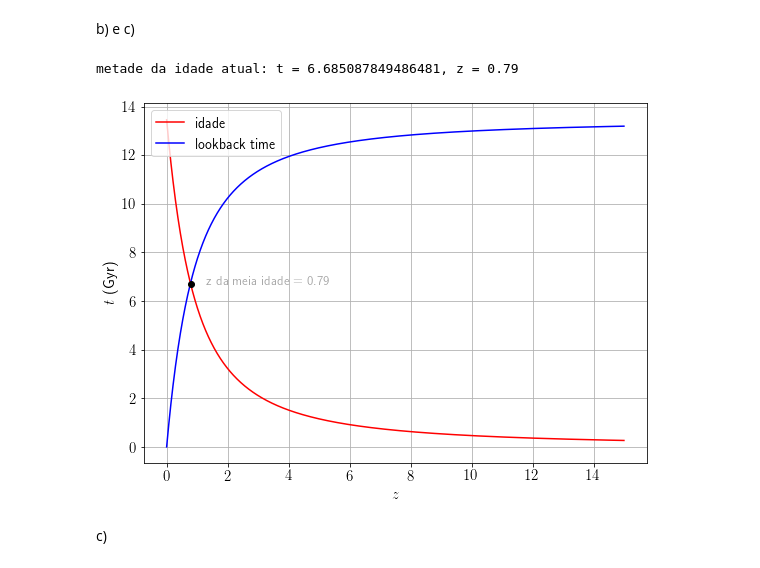
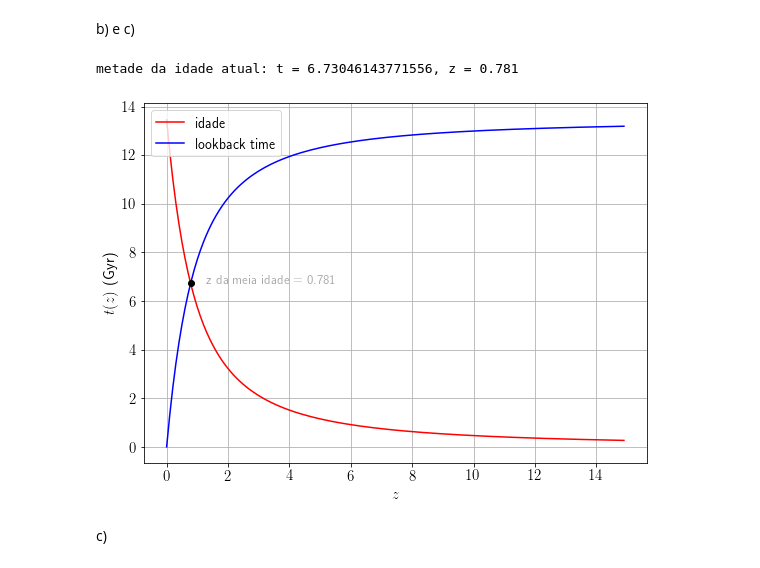
Before and after one commit to AndressaWille/Mestrado, a Jupyter notebook: lista1_topicos.ipynb, the cells around one changed output. Cells and saved outputs as stored; diff of their text form; code cells hidden in the pictures.

```diff
--- a/lista1_topicos.ipynb
+++ b/lista1_topicos.ipynb
@@ -406,39 +406,52 @@ print(t0)
 13.462825260487774
 # %% [markdown]
 b) e c)
+# %%
+zs = np.arange(0, 15, 0.001)
+
+for z in zs:
+
+    n, n_err = quad(time, z, np.inf)
+    n2, n_err2 = quad(time, 0.0, z)
+
+    #z da meia idade
+    if n<=n2:
+        print(f'metade da idade atual: t = {tH0*n}, z = {z}')
+        redshift = z
+        meia_idade = tH0*n
+        break
+# %% [output]
+metade da idade atual: t = 6.73046143771556, z = 0.781
 # %%
-zs = np.arange(0, 15, 0.01)
+ts1 = []
+ts2 = []
+
+zs = np.arange(0, 15, 0.1)
 
 for z in zs:
 
     n, n_err = quad(time, z, np.inf)
     n2, n_err2 = quad(time, 0.0, z)
     t = tH0*n
+    ts1.append(t)
     t2 = tH0*n2
-
-    #z da meia idade
-    if n<=n2:
-        print(f'metade da idade atual: t = {tH0*n}, z = {z}')
-        redshift = z
-        meia_idade = tH0*n
-        break
+    ts2.append(t2)
 
 plt.figure(figsize=[8,6])
 plt.plot(zs, ts1, 'r-', label='idade')
 plt.plot(zs, ts2, 'b-', label='lookback time')
 plt.plot(redshift, meia_idade, 'ko')
-plt.annotate(f'z da meia idade = {z}', xy=(redshift+0.5, meia_idade), fontsize=13, color='darkgrey')
+plt.annotate(f'z da meia idade = {redshift}', xy=(redshift+0.5, meia_idade), fontsize=13, color='darkgrey')
 
 #plt.title('Idade e lookback time', fontsize=15)
 plt.xlabel('$z$', fontsize=15)
-plt.ylabel('$t$ (Gyr)', fontsize=15)
+plt.ylabel('$t(z)$ (Gyr)', fontsize=15)
 plt.legend(loc='upper left', fontsize=14)
 plt.grid()
 plt.tight_layout()
 plt.savefig('5.png')
 # %% [output]
-metade da idade atual: t = 6.685087849486481, z = 0.79
-[figure, old version]
+[figure, new version]
 # %% [markdown]
 c)
 # %%
```
Also changed, not shown: parts of 6 cells of this notebook.
